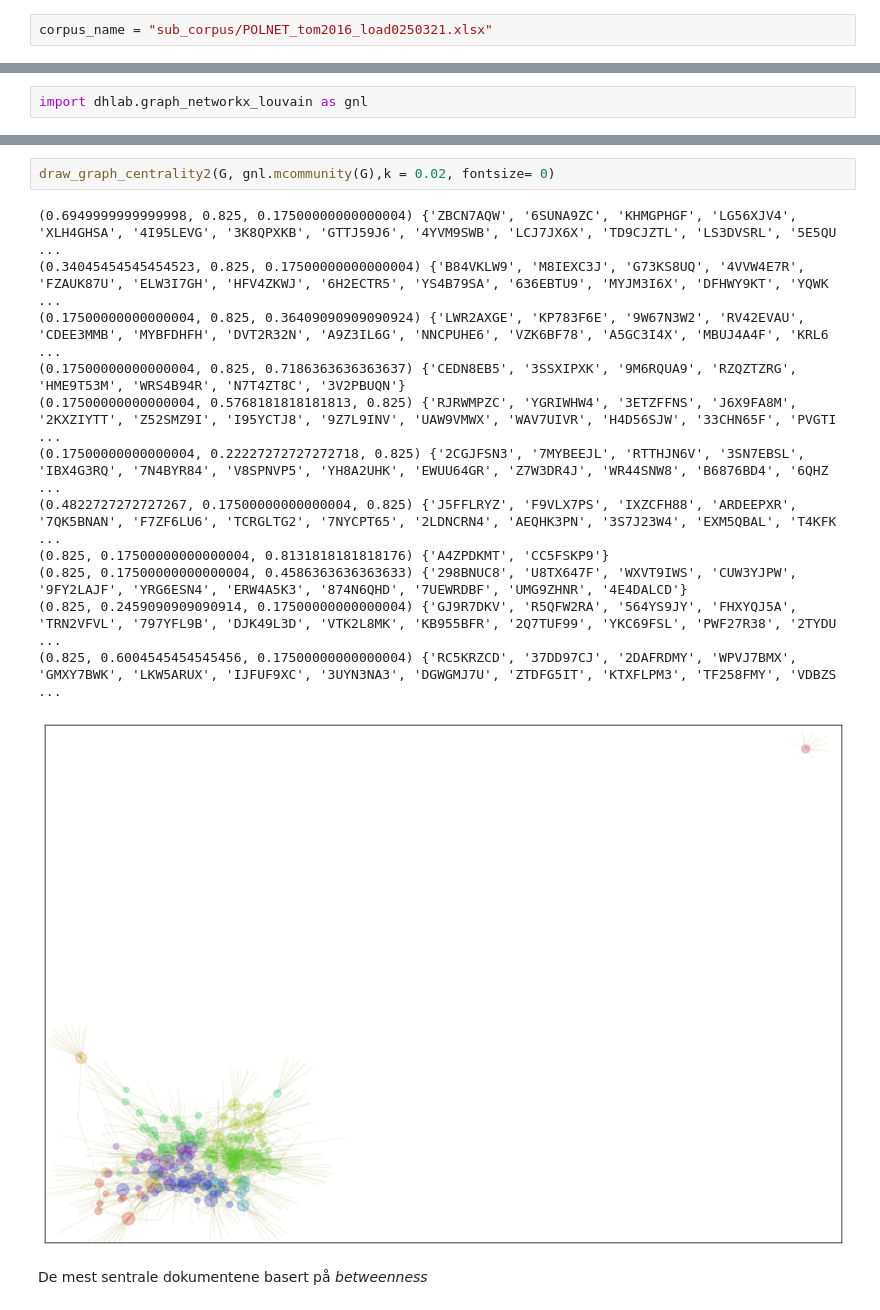
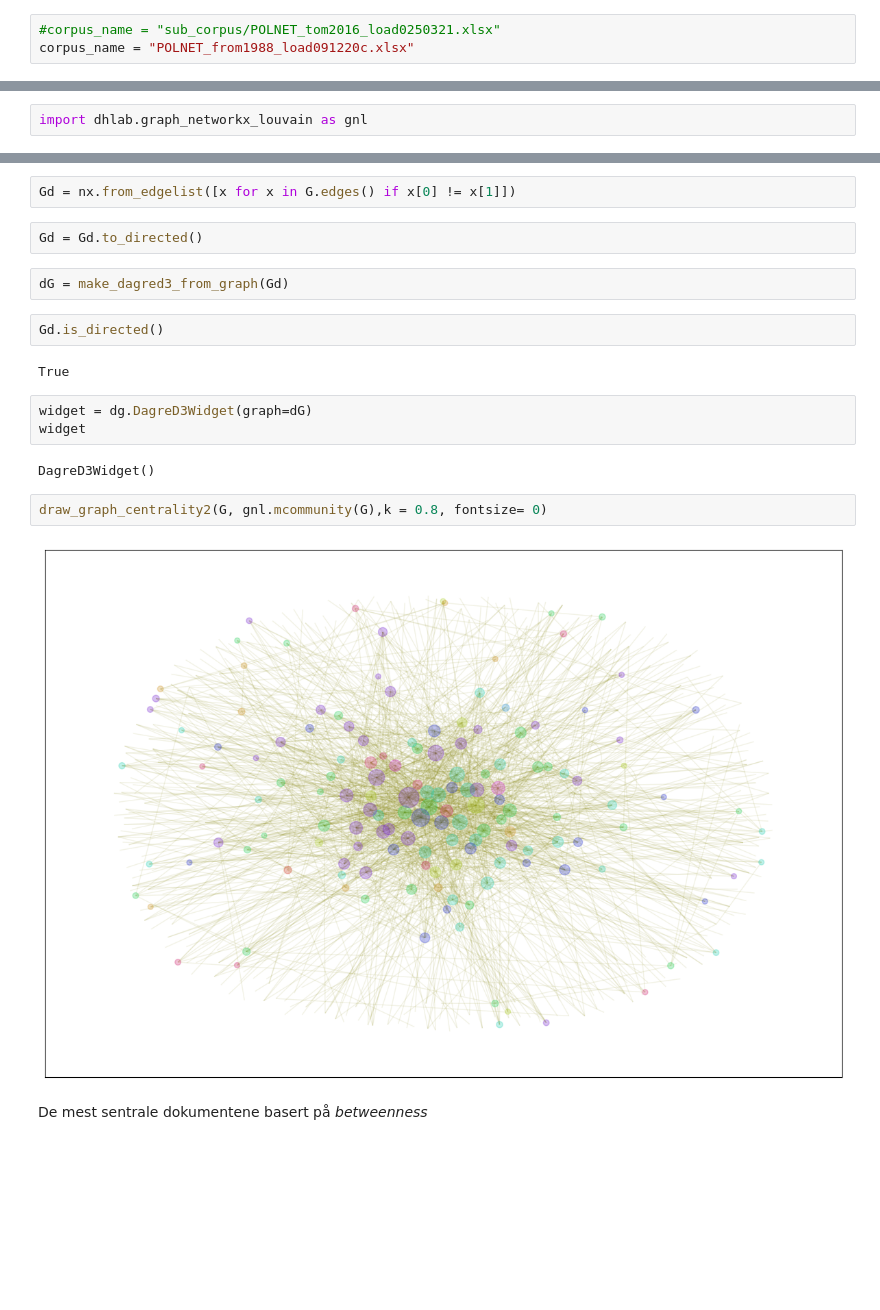
Before and after one commit to Yoonsen/ECER2023, a Jupyter notebook: Polnet_bibliografigraf_koll_mai_2021_korpus.ipynb, the cells around one changed output, grey strips where cells are left out. Drawn from its saved outputs; the diff is of its cells as text; blank space fills up the shorter version.

```diff
--- a/Polnet_bibliografigraf_koll_mai_2021_korpus.ipynb
+++ b/Polnet_bibliografigraf_koll_mai_2021_korpus.ipynb
@@ -31,7 +43,8 @@ co.zotero.head()
 # %% [markdown]
 Bibliografien ligger i __Notes__, så vi henter ut dem.
 # %%
-corpus_name = "sub_corpus/POLNET_tom2016_load0250321.xlsx"
+#corpus_name = "sub_corpus/POLNET_tom2016_load0250321.xlsx"
+corpus_name = "POLNET_from1988_load091220c.xlsx"
 # %%
 subcorpus = pd.read_excel(corpus_name)
 # %%
@@ -196,21 +193,25 @@ def draw_graph_centrality2(G, Subsets=[],  h=15, v=10, deltax=0, deltay=0, fonts
 
     rcParams['figure.figsize'] = x, y
     return
+# %%
+Gd = nx.from_edgelist([x for x in G.edges() if x[0] != x[1]])
+# %%
+Gd = Gd.to_directed()
+# %%
+dG = make_dagred3_from_graph(Gd)
+# %%
+Gd.is_directed()
+# %% [output]
+True
+# %%
+widget = dg.DagreD3Widget(graph=dG)
+widget
+# %% [output]
+DagreD3Widget()
 # %%
-draw_graph_centrality2(G, gnl.mcommunity(G),k = 0.02, fontsize= 0)
+draw_graph_centrality2(G, gnl.mcommunity(G),k = 0.8, fontsize= 0)
 # %% [output]
-(0.6949999999999998, 0.825, 0.17500000000000004) {'ZBCN7AQW', '6SUNA9ZC', 'KHMGPHGF', 'LG56XJV4', 'XLH4GHSA', '4I95LEVG', '3K8QPXKB', 'GTTJ59J6', '4YVM9SWB', 'LCJ7JX6X', 'TD9CJZTL', 'LS3DVSRL', '5E5QU ...
-(0.34045454545454523, 0.825, 0.17500000000000004) {'B84VKLW9', 'M8IEXC3J', 'G73KS8UQ', '4VVW4E7R', 'FZAUK87U', 'ELW3I7GH', 'HFV4ZKWJ', '6H2ECTR5', 'YS4B79SA', '636EBTU9', 'MYJM3I6X', 'DFHWY9KT', 'YQWK ...
-(0.17500000000000004, 0.825, 0.36409090909090924) {'LWR2AXGE', 'KP783F6E', '9W67N3W2', 'RV42EVAU', 'CDEE3MMB', 'MYBFDHFH', 'DVT2R32N', 'A9Z3IL6G', 'NNCPUHE6', 'VZK6BF78', 'A5GC3I4X', 'MBUJ4A4F', 'KRL6 ...
-(0.17500000000000004, 0.825, 0.7186363636363637) {'CEDN8EB5', '3SSXIPXK', '9M6RQUA9', 'RZQZTZRG', 'HME9T53M', 'WRS4B94R', 'N7T4ZT8C', '3V2PBUQN'}
-(0.17500000000000004, 0.5768181818181813, 0.825) {'RJRWMPZC', 'YGRIWHW4', '3ETZFFNS', 'J6X9FA8M', '2KXZIYTT', 'Z52SMZ9I', 'I95YCTJ8', '9Z7L9INV', 'UAW9VMWX', 'WAV7UIVR', 'H4D56SJW', '33CHN65F', 'PVGTI ...
-(0.17500000000000004, 0.22227272727272718, 0.825) {'2CGJFSN3', '7MYBEEJL', 'RTTHJN6V', '3SN7EBSL', 'IBX4G3RQ', '7N4BYR84', 'V8SPNVP5', 'YH8A2UHK', 'EWUU64GR', 'Z7W3DR4J', 'WR44SNW8', 'B6876BD4', '6QHZ ...
-(0.4822727272727267, 0.17500000000000004, 0.825) {'J5FFLRYZ', 'F9VLX7PS', 'IXZCFH88', 'ARDEEPXR', '7QK5BNAN', 'F7ZF6LU6', 'TCRGLTG2', '7NYCPT65', '2LDNCRN4', 'AEQHK3PN', '3S7J23W4', 'EXM5QBAL', 'T4KFK ...
-(0.825, 0.17500000000000004, 0.8131818181818176) {'A4ZPDKMT', 'CC5FSKP9'}
-(0.825, 0.17500000000000004, 0.4586363636363633) {'298BNUC8', 'U8TX647F', 'WXVT9IWS', 'CUW3YJPW', '9FY2LAJF', 'YRG6ESN4', 'ERW4A5K3', '874N6QHD', '7UEWRDBF', 'UMG9ZHNR', '4E4DALCD'}
-(0.825, 0.2459090909090914, 0.17500000000000004) {'GJ9R7DKV', 'R5QFW2RA', '564YS9JY', 'FHXYQJ5A', 'TRN2VFVL', '797YFL9B', 'DJK49L3D', 'VTK2L8MK', 'KB955BFR', '2Q7TUF99', 'YKC69FSL', 'PWF27R38', '2TYDU ...
-(0.825, 0.6004545454545456, 0.17500000000000004) {'RC5KRZCD', '37DD97CJ', '2DAFRDMY', 'WPVJ7BMX', 'GMXY7BWK', 'LKW5ARUX', 'IJFUF9XC', '3UYN3NA3', 'DGWGMJ7U', 'ZTDFG5IT', 'KTXFLPM3', 'TF258FMY', 'VDBZS ...
-[figure, old version]
+[figure, new version]
 # %% [markdown]
 De mest sentrale dokumentene basert på _betweenness_
 # %%
```
Also changed, not shown: parts of 42 cells of this notebook, 1 other file.
